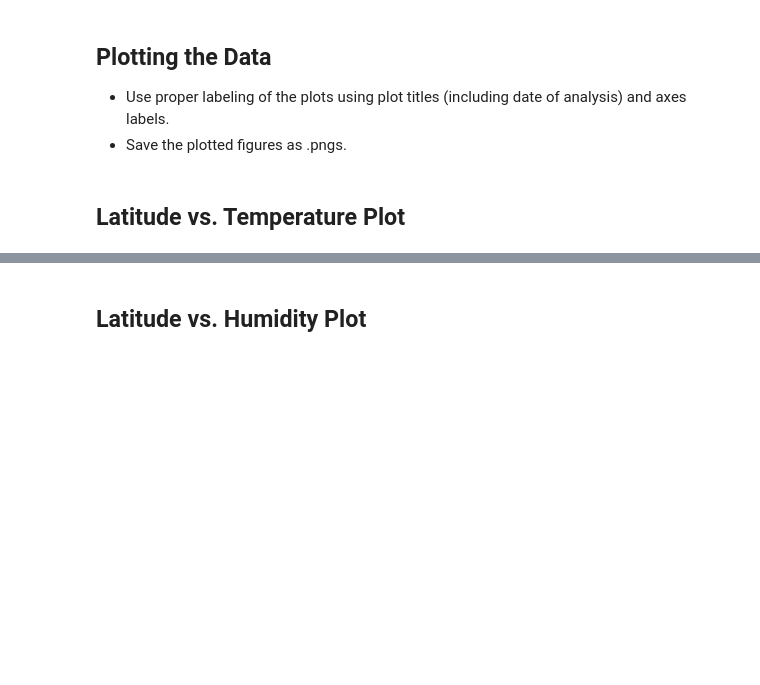
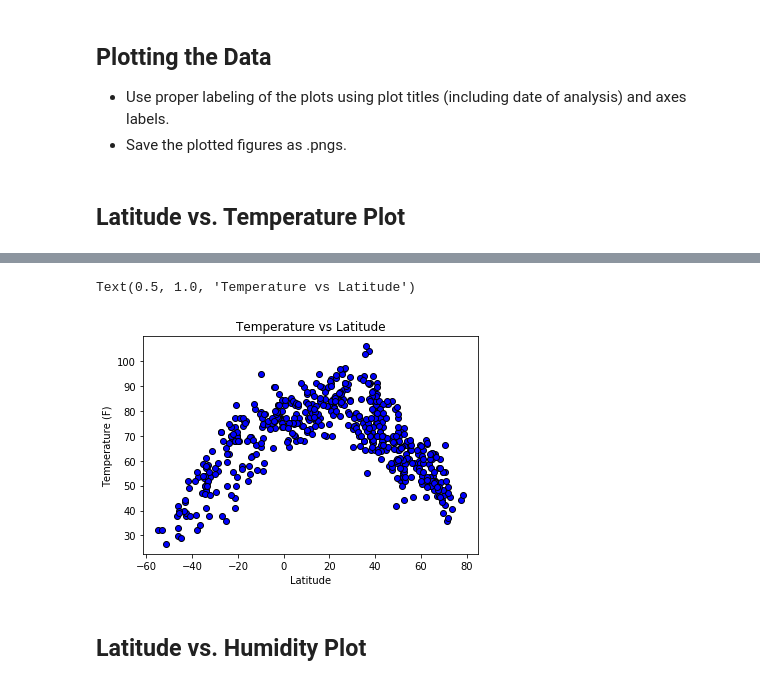
Before and after one commit to kayoung7766/python-api-challenge, a Jupyter notebook: WeatherPy.ipynb, the cells around one changed output, grey strips where cells are left out. Cells and saved outputs as stored; diff of their text form; code cells hidden in the pictures; blank space fills up the shorter version.

```diff
--- a/WeatherPy.ipynb
+++ b/WeatherPy.ipynb
@@ -96,3 +113,16 @@ dtype: int64
+# %%
+cities_data=pd.DataFrame({
+          "Country": country,
+          "Latitude": lat,
+          "Longitude": long,
+          "Date Time": datetime,
+          "Temperature": temp,
+          "Humidity (%)": humid,
+           "Cloudiness": cloud,
+           "Wind Speed": wind_speed
+          })
+cities_data.head()
+cities_data.to_csv(output_data_file)
 # %% [markdown]
 ## Inspect the data and remove the cities where the humidity > 100%.
 ----
@@ -139,2 +154,12 @@ Int64Index([], dtype='int64')
+# %%
+x_axis=cities_data["Latitude"]
+y_axis=cities_data["Temperature"]
+plt.scatter(x_axis, y_axis, facecolors="blue", edgecolors="black")
+plt.xlabel("Latitude")
+plt.ylabel("Temperature (F)")
+plt.title("Temperature vs Latitude")
+# %% [output]
+Text(0.5, 1.0, 'Temperature vs Latitude')
+[figure, added]
 # %% [markdown]
 ## Latitude vs. Humidity Plot
```
Also changed, not shown: parts of 30 cells of this notebook, 1 other file.
